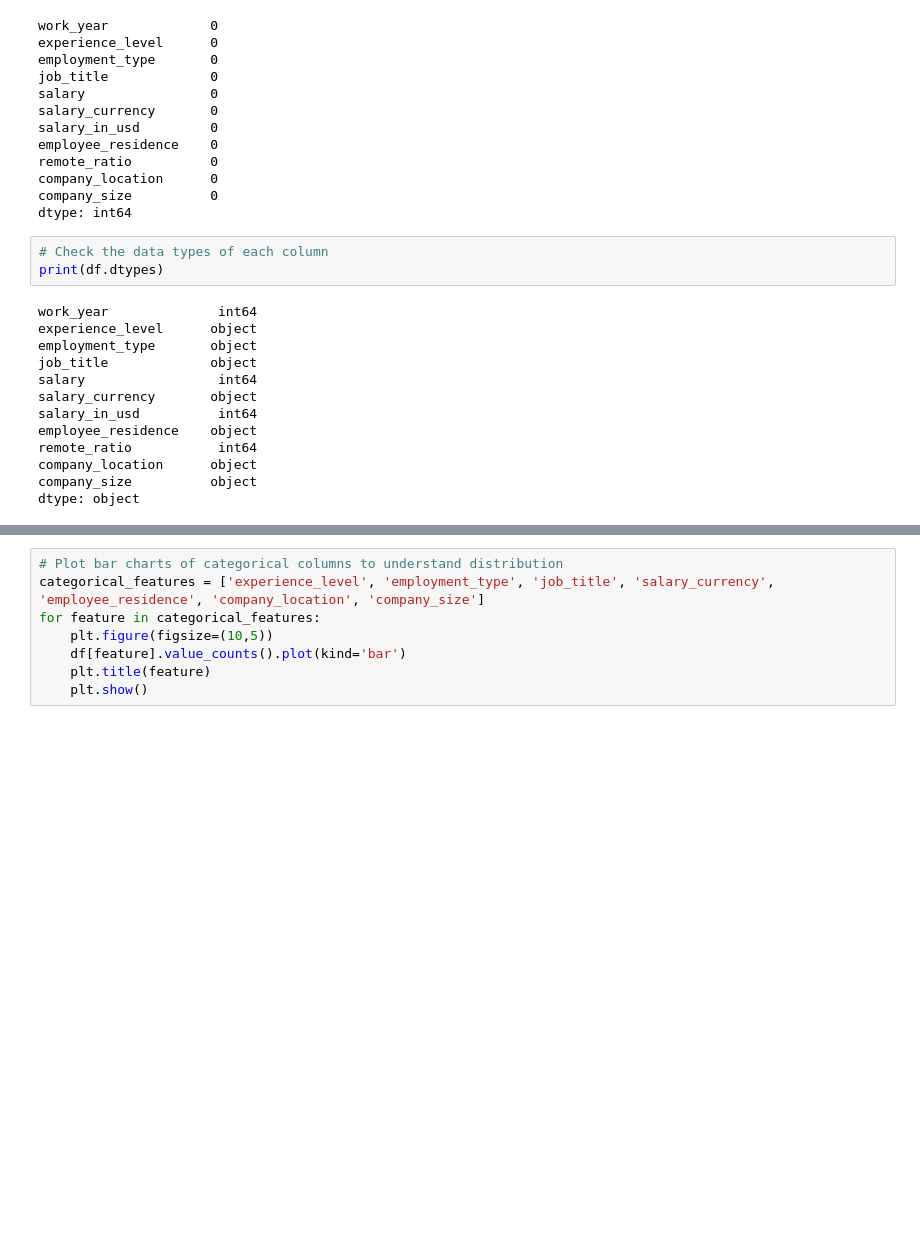
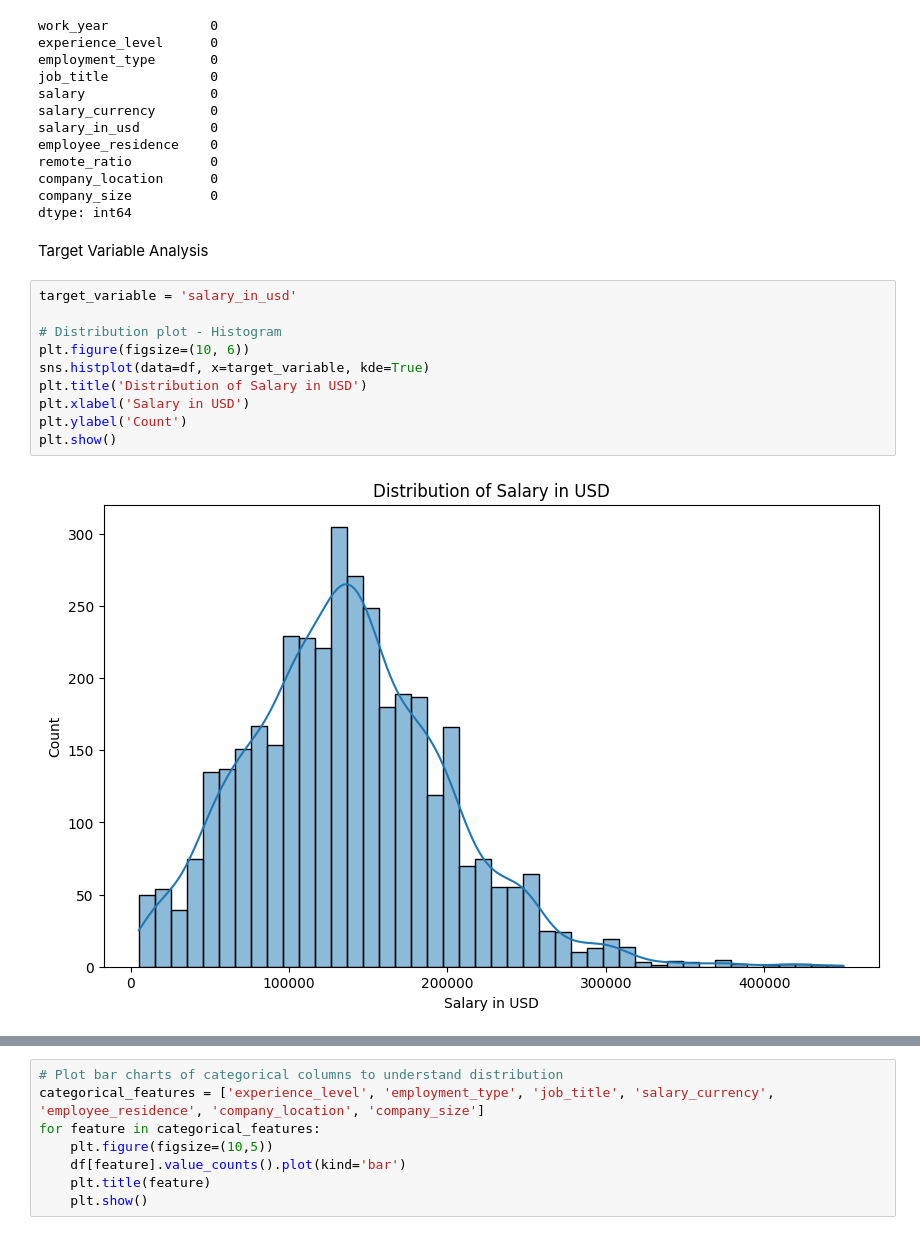
Before and after one commit to MahnazRabbani/datascience-salary-prediction, a Jupyter notebook: initial_data_analysis.ipynb, the cells around one changed output, grey strips where cells are left out. Drawn from its saved outputs; the diff is of its cells as text; blank space fills up the shorter version.

```diff
--- a/initial_data_analysis.ipynb
+++ b/initial_data_analysis.ipynb
@@ -62,19 +93,17 @@ remote_ratio          0
 company_location      0
 company_size          0
 dtype: int64
-# %%
-# Check the data types of each column
-print(df.dtypes)
-# %% [output]
-work_year              int64
-experience_level      object
-employment_type       object
-job_title             object
-salary                 int64
-salary_currency       object
-salary_in_usd          int64
-employee_residence    object
-remote_ratio           int64
-company_location      object
-company_size          object
-dtype: object
+# %% [markdown]
+Target Variable Analysis
+# %%
+target_variable = 'salary_in_usd'
+
+# Distribution plot - Histogram
+plt.figure(figsize=(10, 6))
+sns.histplot(data=df, x=target_variable, kde=True)
+plt.title('Distribution of Salary in USD')
+plt.xlabel('Salary in USD')
+plt.ylabel('Count')
+plt.show()
+# %% [output]
+[figure, added]
```
Also changed, not shown: parts of 10 cells of this notebook, 2 other files.
